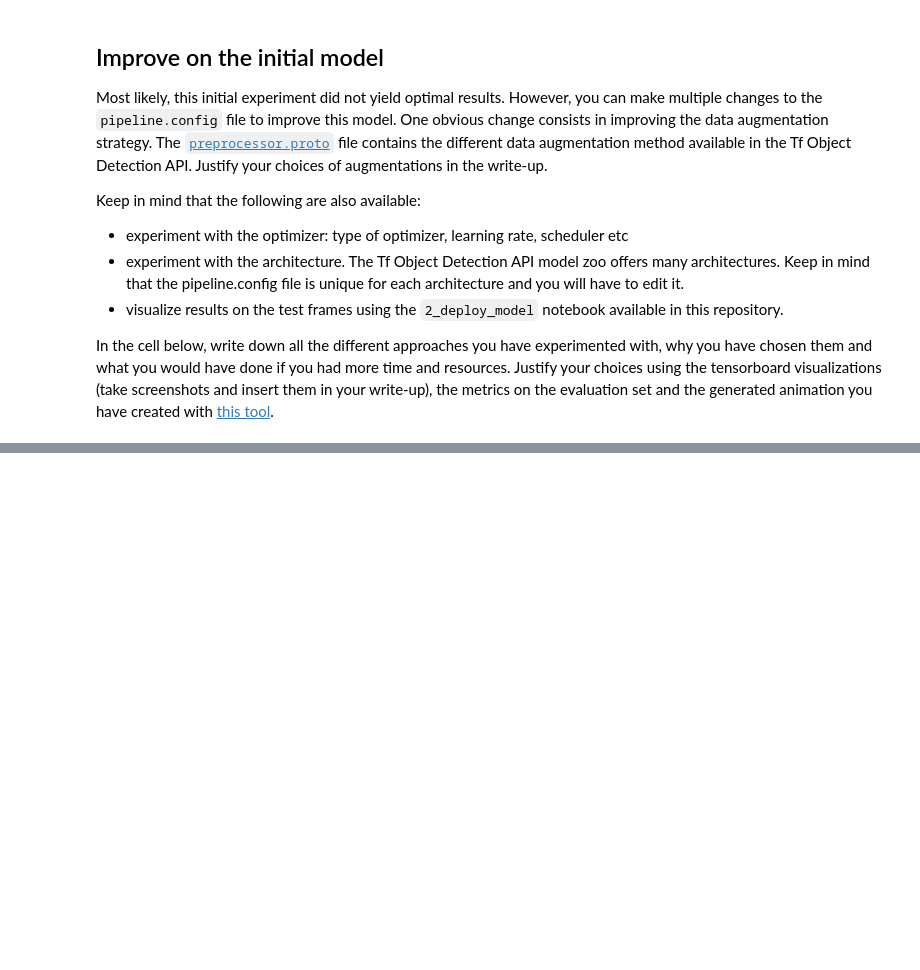
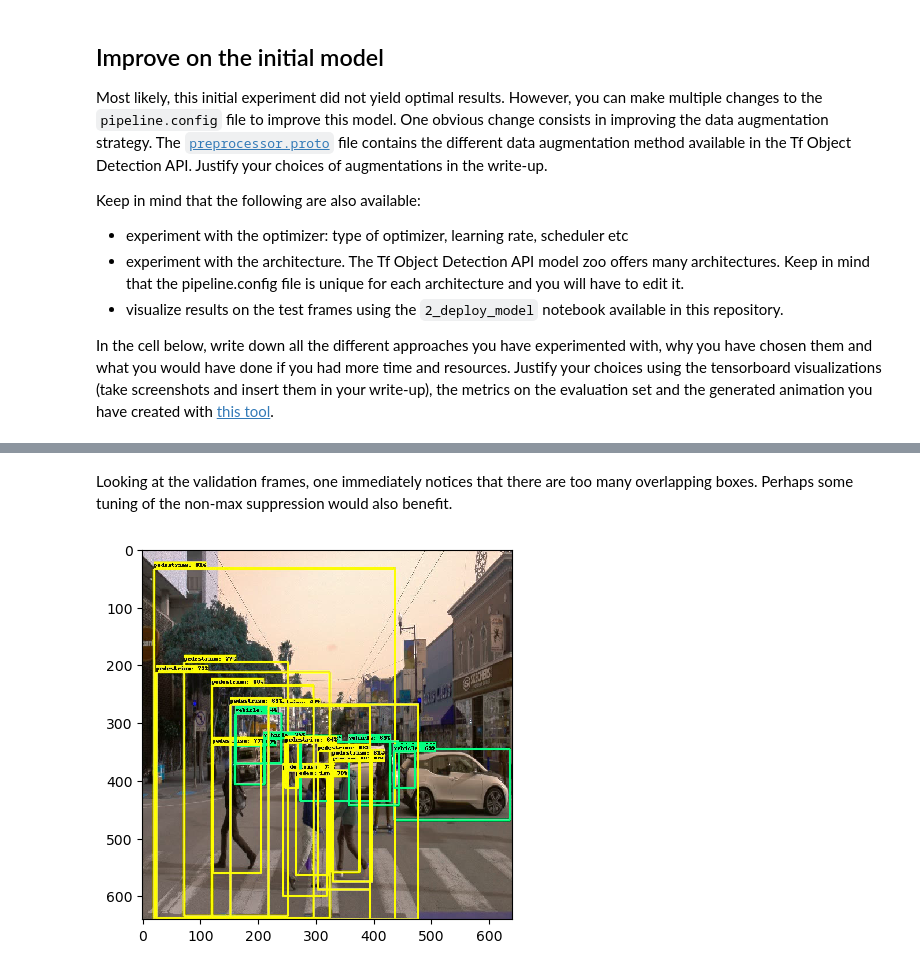
Before and after one commit to wildabyss/udacity-object-detection-project, a Jupyter notebook: 1_model_training/1_train_model.ipynb, the cells around one changed output, grey strips where cells are left out. Saved outputs shown, nothing was run; the diff lists cells and outputs as text; code cells hidden in the pictures; blank space fills up the shorter version.

```diff
--- a/1_model_training/1_train_model.ipynb
+++ b/1_model_training/1_train_model.ipynb
@@ -372,0 +396,17 @@ Since the labels are vehicle, pedestrian and cyclist, RGB shouldn't matter. That
+# %% [markdown]
+Looking at the validation frames, one immediately notices that there are too many overlapping boxes. Perhaps some tuning of the non-max suppression would also benefit.
+# %%
+ani = cv2.VideoCapture('../data/output-ssd.avi')
+plt.figure(1)
+
+ret = 1
+count = 0
+while ret:
+    ret, frame = ani.read()
+
+    if ret and count==79:
+        plt.imshow(frame)
+        plt.draw()
+    count += 1
+# %% [output]
+[figure, added]
```
Also changed, not shown: parts of 2 cells of this notebook, 3 other files.
